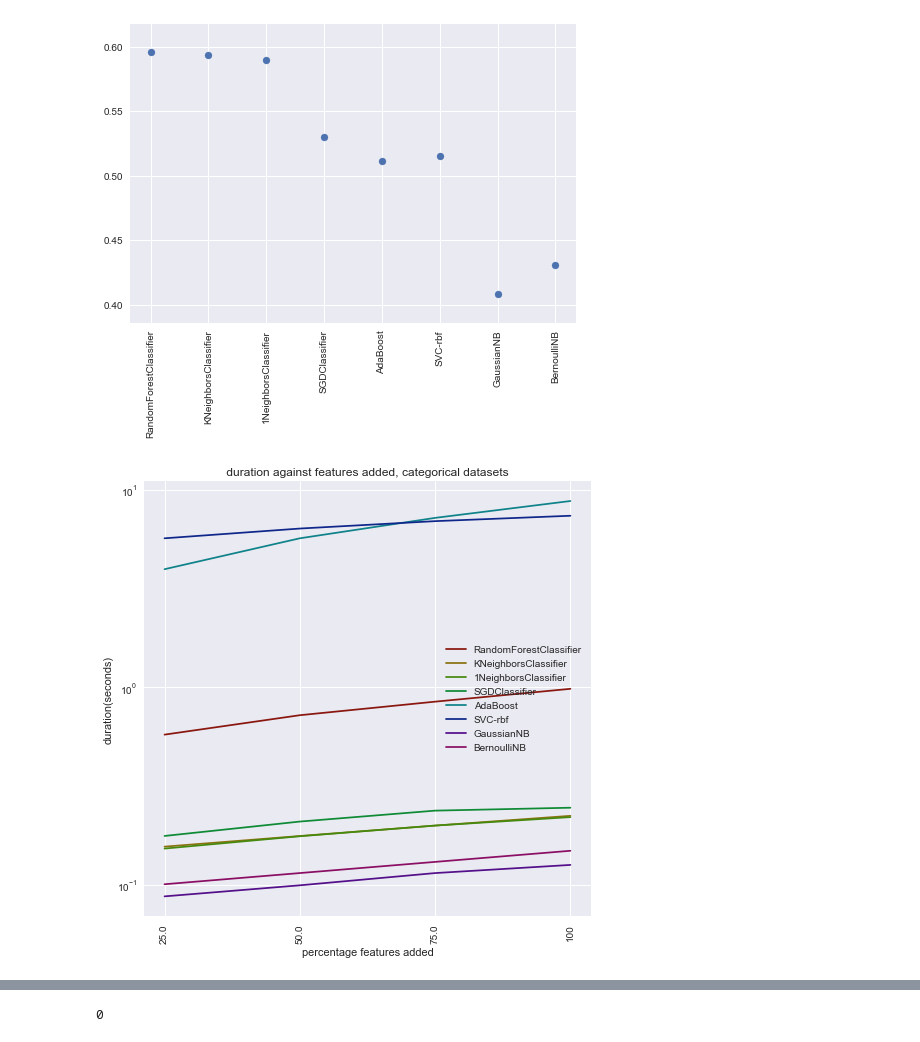
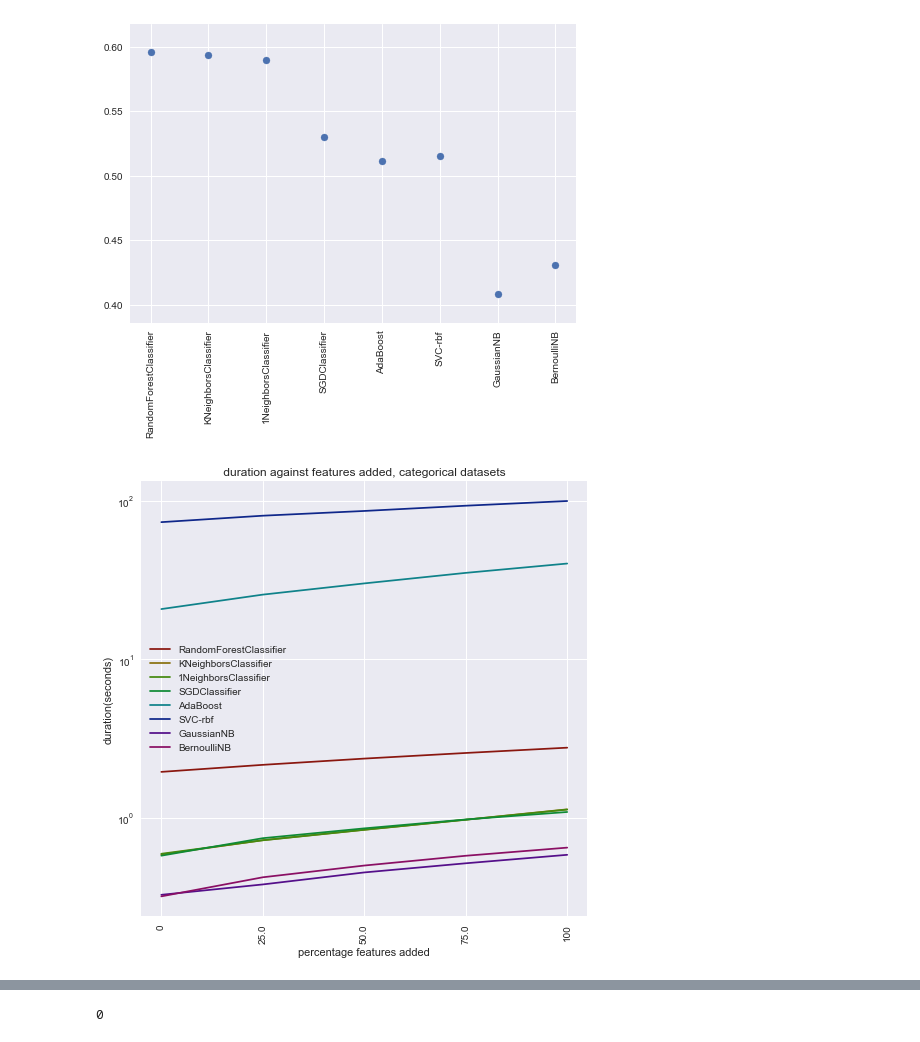
Before and after one commit to lieeuwos/Primitive_annotations, a Jupyter notebook: Presenting.ipynb, the cells around one changed output, grey strips where cells are left out. Saved outputs shown, nothing was run; the diff lists cells and outputs as text; code cells hidden in the pictures.

```diff
--- a/Presenting.ipynb
+++ b/Presenting.ipynb
@@ -887,11 +887,12 @@ plt.show()
 ## Adding existing features
 # %%
 scores = []
-clfNames = ['RandomForestClassifier','KNeighborsClassifier', '1NeighborsClassifier', 'SGDClassifier', 'AdaBoost', 'SVC-rbf', 'BernoulliNB']
+clfNames = ['RandomForestClassifier','KNeighborsClassifier', '1NeighborsClassifier', 'SGDClassifier', 'AdaBoost', 'SVC-rbf','GaussianNB', 'BernoulliNB']
 func = 'cvScoreFeatures5'
 amountList = [0,0.25,0.5,0.75,1,1.5,2,3,4,5,6]
 amountList = [0.25,0.5,0.75,1]
 didList = NonCat
+# didList = [3,20, 21, 26, 333, 334, 335]
 # didList2 = [3,20, 21, 26, 333, 334, 335]#, 40668, 4135, 4534, 469, 46, 50]
 # for i in didList2:
 #     didList.append(i)
@@ -911,14 +912,10 @@ for amount in amountList:
 # %%
 score1= []
 score2 = []
-score3 = []
-score4 = []
 ratio = []
 for i in clfNames:
     score1.append([0 for i in range(len(amountList))])
-    score2.append([0 for i in range(len(amountList))])
-    score3.append([0 for i in range(len(amountList))])
-    score4.append([0 for i in range(len(amountList))])
+    score2.append([0 for i in range(len(amountList)+1)])
     ratio.append([])
 MaxClass = []
 j = 0
@@ -926,17 +923,22 @@ for k,x in enumerate(scores):
     for j in range(0,len(x)):
         for i in range(0,len(x[j])):
             score1[j][i] = score1[j][i] + (scores[k][j][i][0])/len(didList)
-            score2[j][i] = score2[j][i] + (scores[k][j][i][1])/len(didList)
+            score2[j][0] = score2[j][0] + (scores[k][j][i][0])/(len(didList)*4)
+            score2[j][i+1] = score2[j][i+1] + (scores[k][j][i][1])/len(didList)
 for i,x in enumerate(score1):
     for j,x2 in enumerate(x):
         ratio[i].append((x2-score2[i][j])/x2)
 # %%
 x_axis = amountList#range(0,len(score1[0]))
+x_axis = [0,0.25,0.5,0.75,1]
+count = []
+for amount in x_axis:
+    count.append(str(amount*100))
 fig, ax = plt.subplots()
 _=plt.title(' accuracy against features added, numerical datasets ' )
-cl = sns.hls_palette(len(score1), l=.3, s=.8)
+cl = sns.hls_palette(len(score2), l=.3, s=.8)
 for i in range(0,len(clfNames)):
-#     _=ax.plot(x_axis, score1[i], color = cl[i])
+#     _=ax.plot([0.25,0.5,0.75,1], score1[i], color = cl[i])
     _=ax.plot(x_axis, score2[i],label=clfNames[i], color = cl[i])
     _=ax.scatter(x_axis, score2[i], color = cl[i])
 # _=ax.scatter(x_axis,MaxClass,color = 'purple', marker=(5, 2),label = 'Majority class percentage')
@@ -1074,11 +1076,12 @@ plt.show()
 # %%
 from LocalDatasets import read_duration,readDict
 didList = [3,20, 21, 26, 333, 334, 335]
+didList = NonCat
 clfNames = ['RandomForestClassifier','KNeighborsClassifier', '1NeighborsClassifier', 'SGDClassifier', 'AdaBoost', 'SVC-rbf', 'GaussianNB', 'BernoulliNB']
 #
 did = 20
 features = readDict(did)['NumberOfFeatures']
-func = 'cvScoreFeatures4'
+func = 'cvScoreFeatures5'
 
 dur1 = []
 dur2 = []
@@ -1087,38 +1090,43 @@ fig, ax = plt.subplots()
 cs = 0
 amountList = [0.25,0.5,0.75,1]
 for i,x in enumerate(clfNames):
+    dur1.append([])
     dur2.append([])
     for j,x in enumerate(amountList):
+        dur1[i].append(0)
         dur2[i].append(0)
+    dur2[i].append(0)
 for did in didList:
     for cs,clfName in enumerate(clfNames):
         for i,amount in enumerate(amountList):
-#             dur1[cs][i] = dur1[cs][i] + read_duration(func,clfName,did,round(amount*(readDict(did)['NumberOfFeatures']-1)))[typ])
-            dur2[cs][i] = dur2[cs][i] + read_duration(func,clfName,did,round(amount*(readDict(did)['NumberOfFeatures']-1)))[typ+2]/len(didList)
+            dur1[cs][i] = dur1[cs][i] + read_duration(func,clfName,did,round(amount*(readDict(did)['NumberOfFeatures']-1)))[typ]/len(didList)
+            dur2[cs][i+1] = dur2[cs][i+1] + read_duration(func,clfName,did,round(amount*(readDict(did)['NumberOfFeatures']-1)))[typ+2]/len(didList)
+            dur2[cs][0] = dur2[cs][0] + read_duration(func,clfName,did,round(amount*(readDict(did)['NumberOfFeatures']-1)))[typ]/(len(didList)*len(amountList))
 
 #         cs = cs+1
 cl = sns.hls_palette(len(dur2), l=.3, s=.8)
 x_axis = range(0,len(dur2[0]))
+amountList = [0,0.25,0.5,0.75,1]
 for i,x in enumerate(amountList):
     amountList[i] = x*100
 for i in range(0,len(dur2)):
 #     _= ax.scatter(x_axis,dur1[i], label = clfNames[i],color = cl[i] )
     _= ax.plot(x_axis,dur2[i], color = cl[i],label = clfNames[i] )
 _=plt.xticks(x_axis,amountList ,rotation='vertical')
 _=plt.title(' duration against features added, categorical datasets ')
 _=plt.ylabel('duration(seconds)')
 if func == 'cvScoreFeatures3'or func == 'cvScoreFeatures4' or func == 'cvScoreFeatures5':
     _=plt.xlabel('percentage features added')
 elif func == 'cvScoreFeatures1':
     _=plt.xlabel('features removed')
 #_=plt.yscale("log", nonposy='clip')
 fig.set_figheight(8)
 fig.set_figwidth(8)
 ax.set_yscale("log", nonposy='clip')
 _=plt.legend()
 _=plt.show()
 # %% [output]
-[figure, old version]
+[figure, new version]
 # %%
 NonCat = [1038,
  1043,
```
Also changed, not shown: parts of 2 cells of this notebook, 2 other files.
